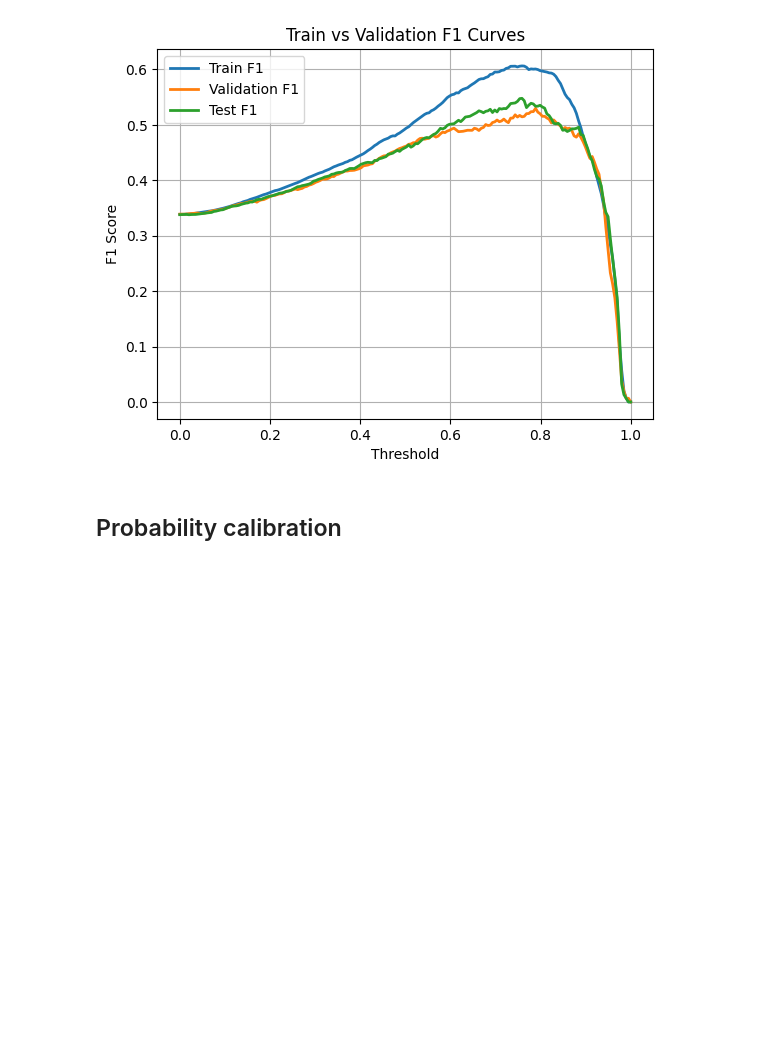
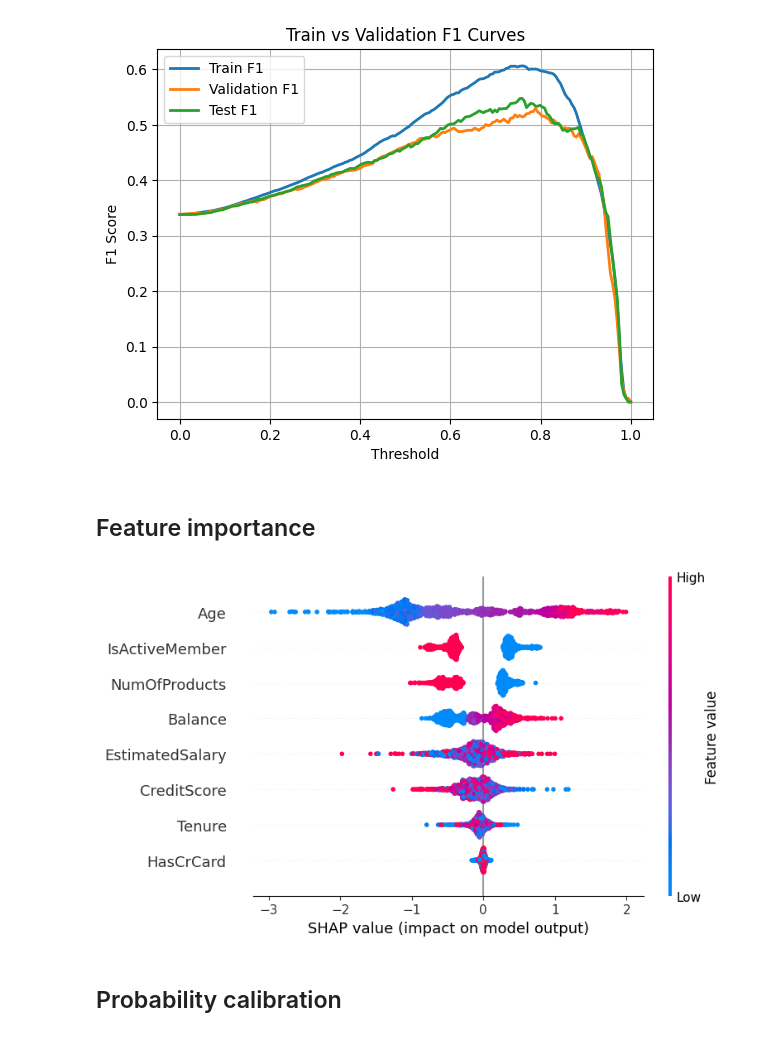
Before and after one commit to ArnauFabregat/probability_estimation, a Jupyter notebook: notebooks/bank_churn/xgboost.ipynb, the cells around one changed output. Saved outputs shown, nothing was run; the diff lists cells and outputs as text; code cells hidden in the pictures; blank space fills up the shorter version.

Commit message:
added feature importance

```diff
--- a/notebooks/bank_churn/xgboost.ipynb
+++ b/notebooks/bank_churn/xgboost.ipynb
@@ -143,6 +144,22 @@ plt.grid(True)
 plt.show()
 # %% [output]
 [figure]
+# %% [markdown]
+## Feature importance
+# %%
+df = x_test.copy()
+
+# Set the tree explainer as the model of the pipeline
+explainer = shap.TreeExplainer(model)
+
+# Get Shap values from preprocessed data
+shap_values = explainer.shap_values(df)
+
+# Plot the feature importance
+shap.summary_plot(shap_values, df, feature_names=df.columns)
+plt.show()
+# %% [output]
+[figure, added]
 # %% [markdown]
 ## Probability calibration
 # %%
```
Also changed, not shown: parts of 1 cell of this notebook, 7 other files.
